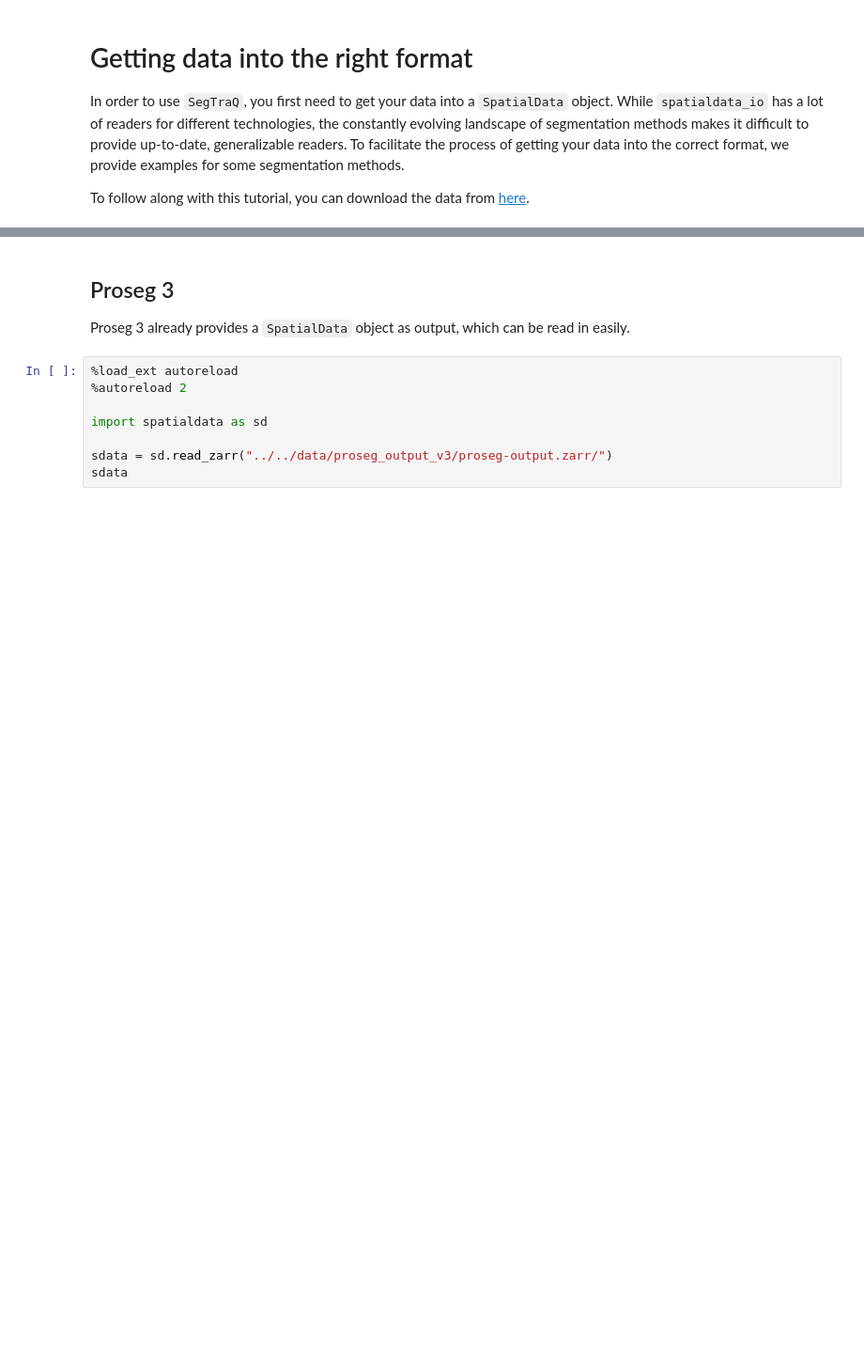
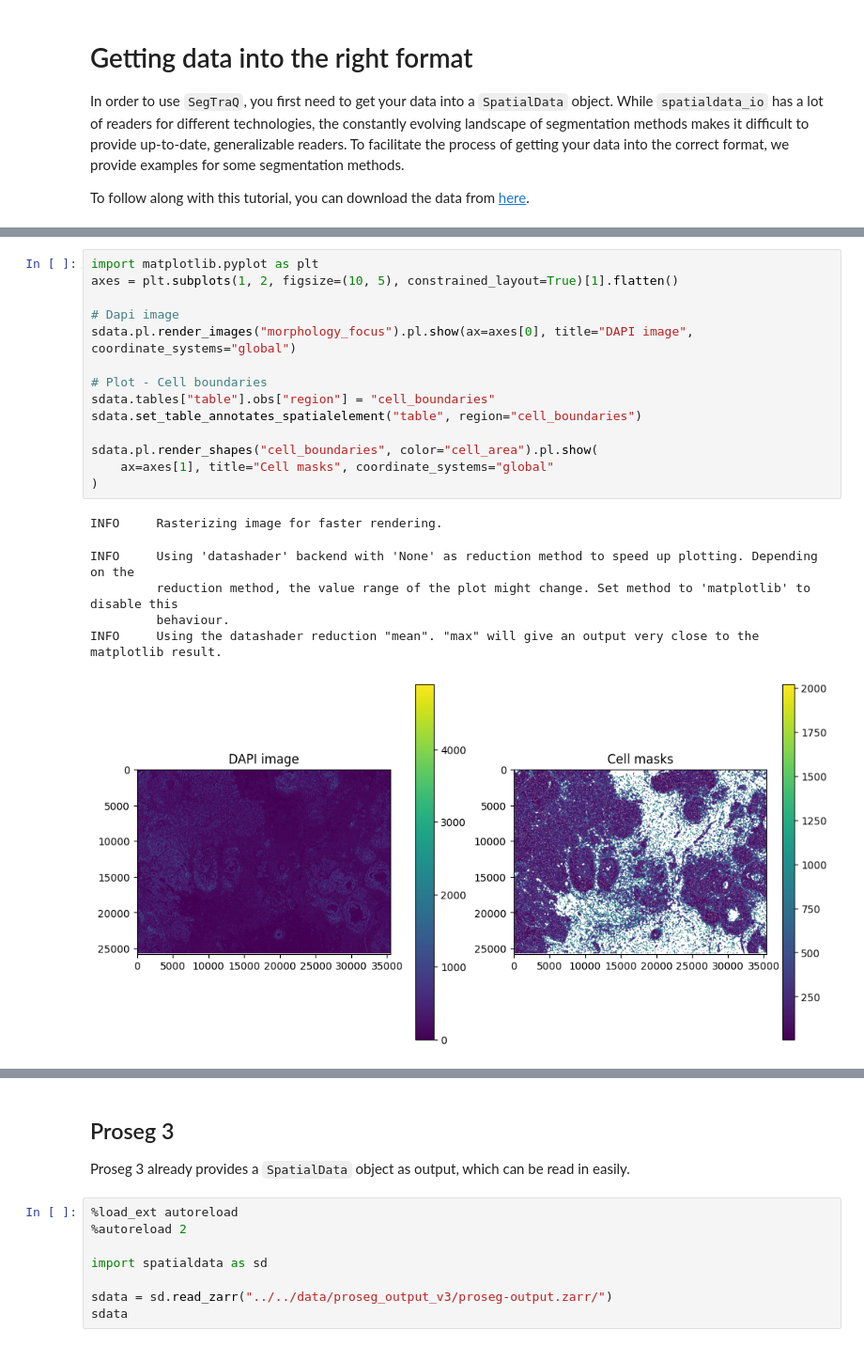
Before and after one commit to LazDaria/SegTraQ, a Jupyter notebook: docs/notebooks/io.ipynb, the cells around one changed output, grey strips where cells are left out. Shown at 94% size. Saved outputs shown, nothing was run; the diff lists cells and outputs as text; blank space fills up the shorter version.

```diff
--- a/docs/notebooks/io.ipynb
+++ b/docs/notebooks/io.ipynb
@@ -6,0 +149,21 @@ To follow along with this tutorial, you can download the data from [here](https:
+# %%
+import matplotlib.pyplot as plt
+axes = plt.subplots(1, 2, figsize=(10, 5), constrained_layout=True)[1].flatten()
+
+# Dapi image
+sdata.pl.render_images("morphology_focus").pl.show(ax=axes[0], title="DAPI image", coordinate_systems="global")
+
+# Plot - Cell boundaries
+sdata.tables["table"].obs["region"] = "cell_boundaries"
+sdata.set_table_annotates_spatialelement("table", region="cell_boundaries")
+
+sdata.pl.render_shapes("cell_boundaries", color="cell_area").pl.show(
+    ax=axes[1], title="Cell masks", coordinate_systems="global"
+)
+# %% [output]
+INFO     Rasterizing image for faster rendering.
+INFO     Using 'datashader' backend with 'None' as reduction method to speed up plotting. Depending on the
+         reduction method, the value range of the plot might change. Set method to 'matplotlib' to disable this
+         behaviour.
+INFO     Using the datashader reduction "mean". "max" will give an output very close to the matplotlib result.
+[figure, added]
```
Also changed, not shown: parts of 24 cells of this notebook.
